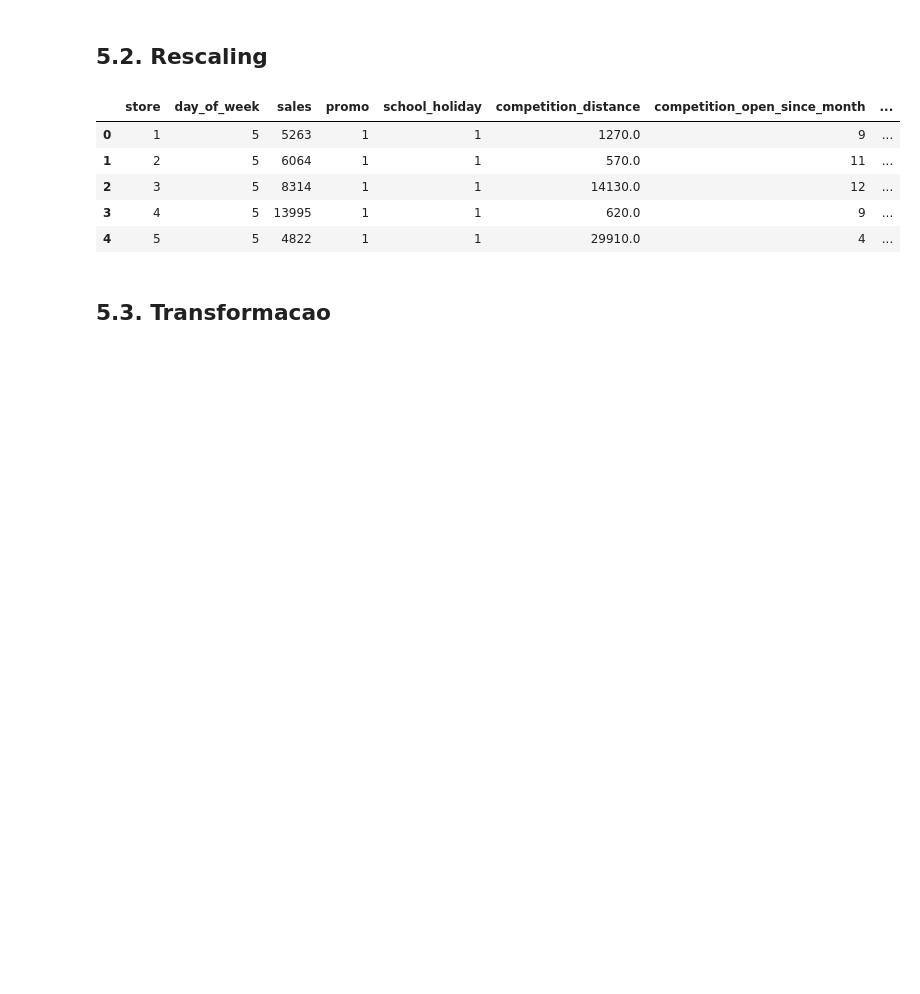
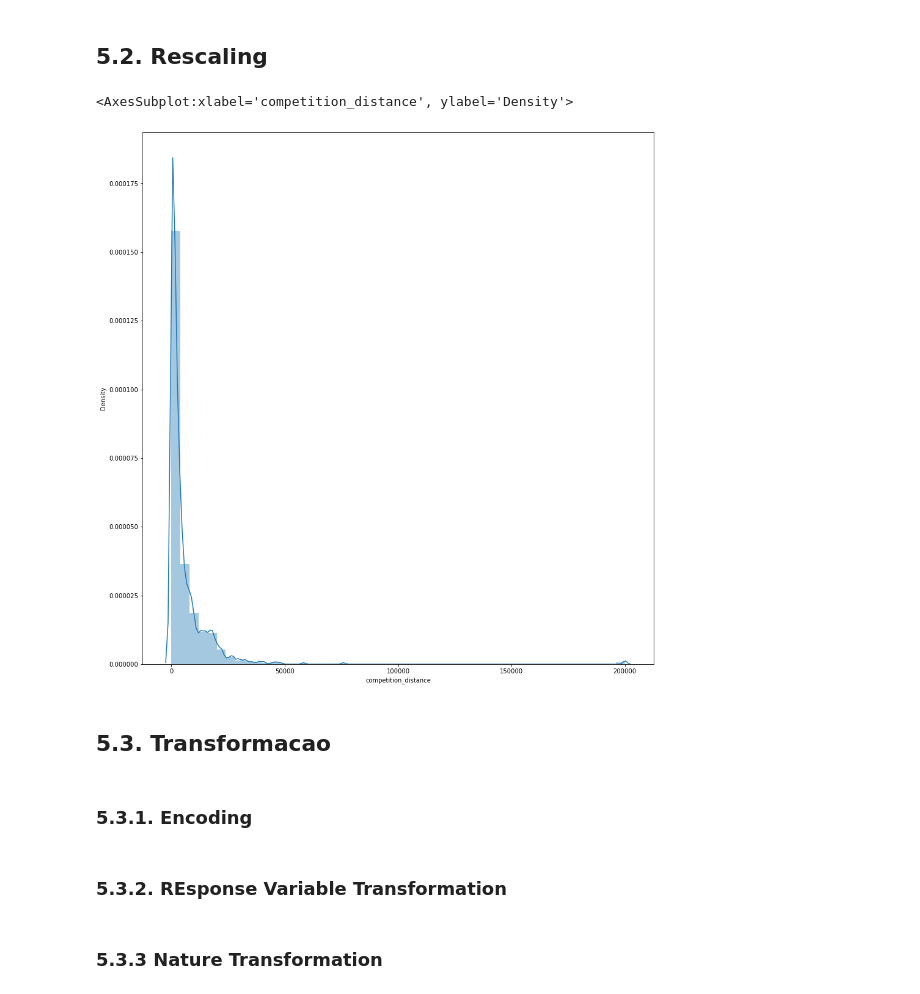
Before and after one commit to TiagoSolon/DS-Rossmann-Store-Sales, a Jupyter notebook: m04_v01_store_sales_prediction.ipynb, the cells around one changed output. Saved outputs shown, nothing was run; the diff lists cells and outputs as text; code cells hidden in the pictures; blank space fills up the shorter version.

Commit message:
Update m04_v01_store_sales_prediction.ipynb
data preparation is done.

```diff
--- a/m04_v01_store_sales_prediction.ipynb
+++ b/m04_v01_store_sales_prediction.ipynb
@@ -846,10 +844,0 @@ a = df5.select_dtypes( include=['int' , 'float','int64' , 'float64'])
-# %%
-pd.set_option('display.max_columns',None)
-a.head()
-# %% [output]
-|  | store | day_of_week | sales | promo | school_holiday | competition_distance | competition_open_since_month | ... |
-| 0 | 1 | 5 | 5263 | 1 | 1 | 1270.0 | 9 | ... |
-| 1 | 2 | 5 | 6064 | 1 | 1 | 570.0 | 11 | ... |
-| 2 | 3 | 5 | 8314 | 1 | 1 | 14130.0 | 12 | ... |
-| 3 | 4 | 5 | 13995 | 1 | 1 | 620.0 | 9 | ... |
-| 4 | 5 | 5 | 4822 | 1 | 1 | 29910.0 | 4 | ... |
@@ -861,2 +845,20 @@ a.head()
+# %%
+rs = RobustScaler()
+mms = MinMaxScaler()
+
+# competition distance
+df5['competiton_distance'] = rs.fit_transform( df5[['competition_distance']].values )
+# copetition time month
+df5['competiton_time_month'] = rs.fit_transform( df5[['competition_time_month']].values )
+# promo tima week
+df5['promo_time_week'] = mms.fit_transform( df5[['promo_time_week']].values )
+# year
+df5['year'] = mms.fit_transform( df5[['year']].values )
+# %%
+plt.figure(figsize=(15,16))
+sns.distplot( df5['competition_distance'] )
+# %% [output]
+<AxesSubplot:xlabel='competition_distance', ylabel='Density'>
+[figure, added]
 # %% [markdown]
 ## 5.3. Transformacao
@@ -867,0 +865,2 @@ a.head()
+# %% [markdown]
+### 5.3.1. Encoding
@@ -867,0 +878,2 @@ a.head()
+# %% [markdown]
+### 5.3.2. REsponse Variable Transformation
@@ -867,0 +882,2 @@ a.head()
+# %% [markdown]
+### 5.3.3 Nature Transformation
```
Also changed, not shown: parts of 13 cells of this notebook.
